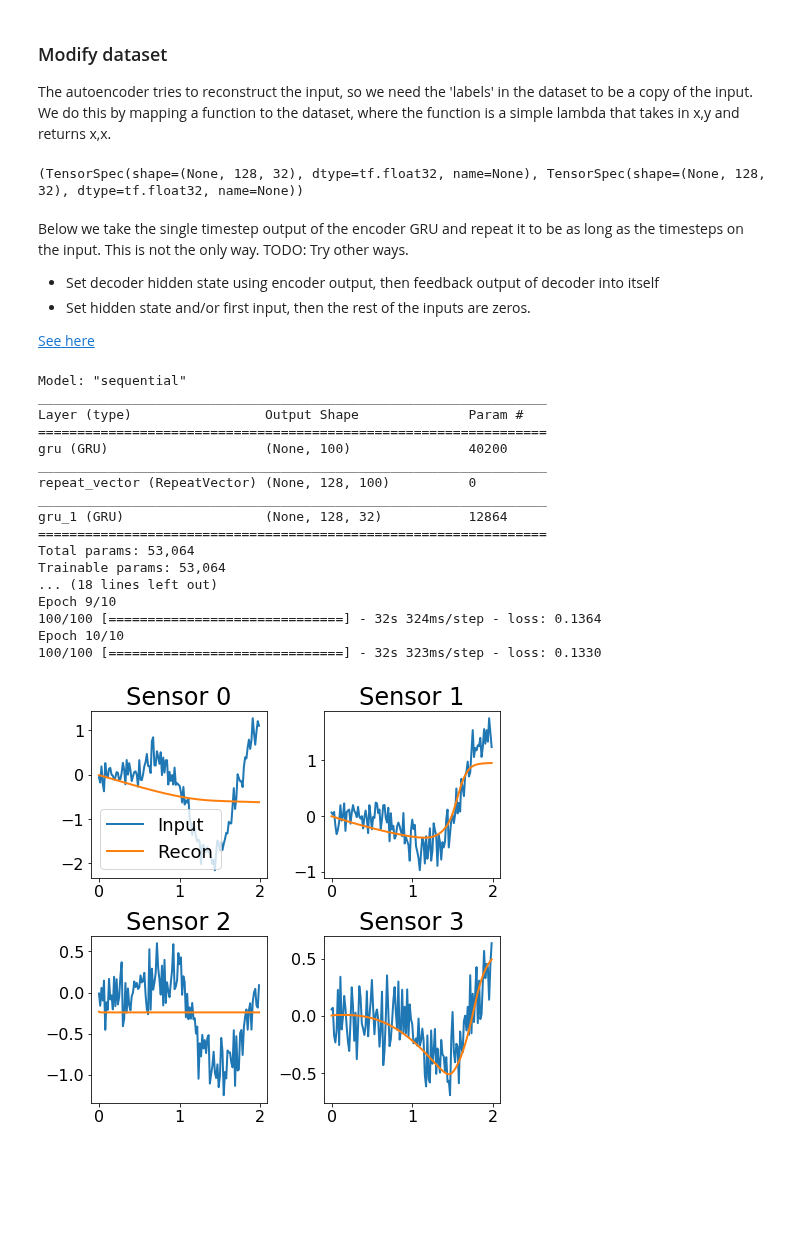
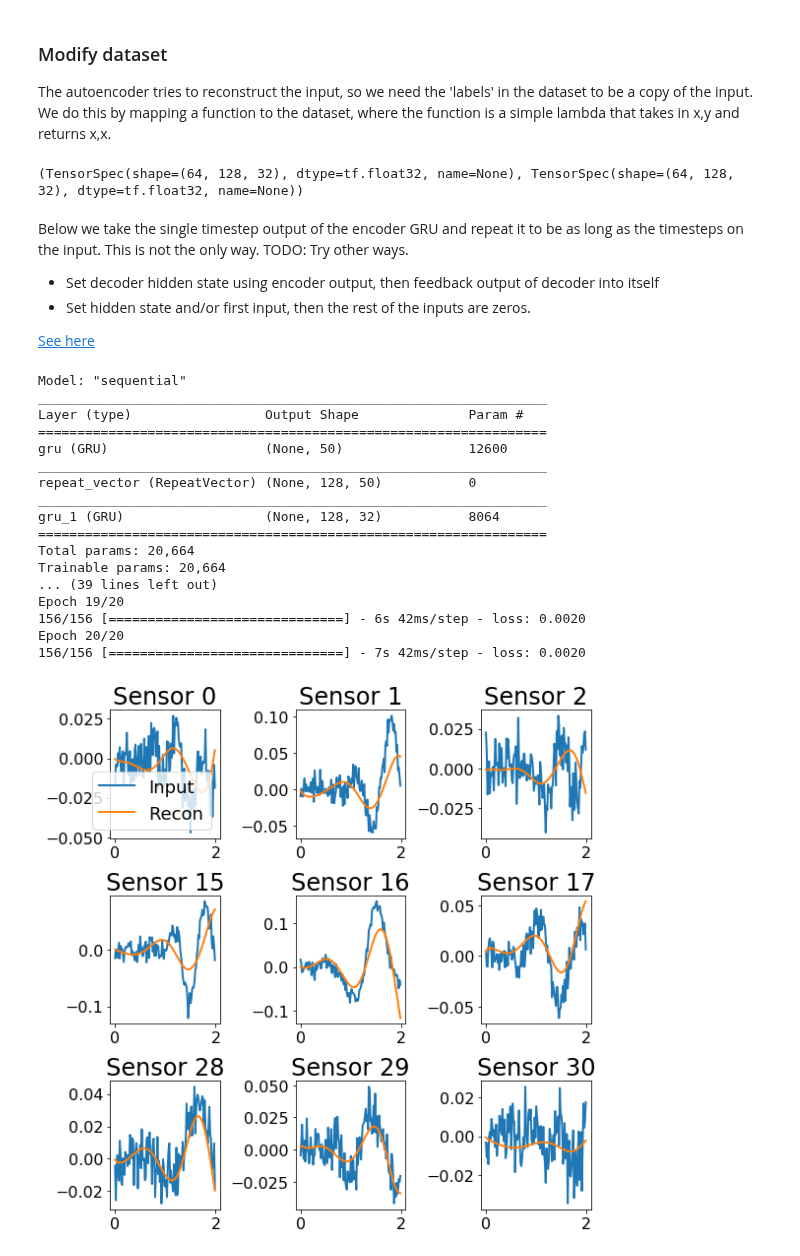
Before and after one commit to SachsLab/IntracranialNeurophysDL, a Jupyter notebook: notebooks/06_03_DisentangledSequentialAE_TFP.ipynb, the cells around one changed output. Drawn from its saved outputs; the diff is of its cells as text; code cells hidden in the pictures; blank space fills up the shorter version.

```diff
--- a/notebooks/06_03_DisentangledSequentialAE_TFP.ipynb
+++ b/notebooks/06_03_DisentangledSequentialAE_TFP.ipynb
@@ -163,11 +165,11 @@ plt.show()
 We will draw samples from `sensor_class_dat` with added noise.
 Compare the plotted example below to the plot from the lower-right pane above.
 # %%
-def draw_samples(class_idx, noise_std=0.2):
+def draw_samples(class_idx, noise_std=0.01):
     dat = np.copy(sensor_class_dat[class_idx]).astype(np.float32)
     dat += np.random.normal(loc=0, scale=noise_std, size=dat.shape)
     return dat
 
-plt.plot(x, draw_samples([plot_class_ix])[0].T)
+plt.plot(x, draw_samples([plot_class_ix])[0])
 plt.show()
 # %% [output]
@@ -190,7 +189,4 @@ class ContrivedDataset(tf.data.Dataset):
 ## Sanity Check - GRU Classifier
 
 We want to make sure that we can train a recurrent model to classify the data. As one of the main use-cases for us for an AE is for model pretraining and transfer to the classifier task, we would not usually *start* with classification. Here we are running a classifier first just to make sure our model isn't insane.
-# %%
-N_TRIALS = 10000
-dataset = ContrivedDataset(N_TRIALS).batch(100)
 # %%
@@ -256,11 +253,10 @@ Before we get into the fancy **disentangled & variational** autoencoder, let's s
 
 The autoencoder tries to reconstruct the input, so we need the 'labels' in the dataset to be a copy of the input. We do this by mapping a function to the dataset, where the function is a simple lambda that takes in x,y and returns x,x.
 # %%
-N_TRIALS = 10000
-dataset = ContrivedDataset(N_TRIALS).batch(100).map(lambda x, y: (x, x))
-print(dataset.element_spec)
+ae_dataset = dataset.map(lambda x, y: (x, x))
+print(ae_dataset.element_spec)
 # %% [output]
-(TensorSpec(shape=(None, 128, 32), dtype=tf.float32, name=None), TensorSpec(shape=(None, 128, 32), dtype=tf.float32, name=None))
+(TensorSpec(shape=(64, 128, 32), dtype=tf.float32, name=None), TensorSpec(shape=(64, 128, 32), dtype=tf.float32, name=None))
 # %% [markdown]
 Below we take the single timestep output of the encoder GRU and repeat it to be as long as the timesteps on the input. This is not the only way. TODO: Try other ways.
 
@@ -269,34 +265,36 @@ Below we take the single timestep output of the encoder GRU and repeat it to be
 
 [See here](https://stackoverflow.com/a/55000744/1256069)
 # %%
-N_EPOCHS = 6
-LATENT_DIM = 100
+N_EPOCHS = 20
+LATENT_DIM = 50
 
-tf.keras.backend.clear_session()
+
+K.clear_session()
 model = tf.keras.Sequential([
-    tfkl.GRU(LATENT_DIM, input_shape=dataset.element_spec[0].shape[1:], return_sequences=False),  # encoder
-    tfkl.RepeatVector(dataset.element_spec[0].shape[1]),
-    tfkl.GRU(dataset.element_spec[0].shape[2], return_sequences=True)  # decoder
+    tfkl.Input(shape=(n_timesteps, N_SENSORS)),
+    tfkl.GRU(LATENT_DIM, return_sequences=False),  # encoder: to latent
+    tfkl.RepeatVector(n_timesteps),                # decoder a: upsample latent
+    tfkl.GRU(N_SENSORS, return_sequences=True)     # decoder b: generate sequence
 ])
 model.summary()
 model.compile(loss='mse',
               optimizer='adam')
-history = model.fit(dataset, epochs=N_EPOCHS)
+history = model.fit(ae_dataset, epochs=N_EPOCHS)
 # %% [output]
 Model: "sequential"
 _________________________________________________________________
 Layer (type)                 Output Shape              Param #
 =================================================================
-gru (GRU)                    (None, 100)               40200
+gru (GRU)                    (None, 50)                12600
 _________________________________________________________________
-repeat_vector (RepeatVector) (None, 128, 100)          0
+repeat_vector (RepeatVector) (None, 128, 50)           0
 _________________________________________________________________
-gru_1 (GRU)                  (None, 128, 32)           12864
+gru_1 (GRU)                  (None, 128, 32)           8064
 =================================================================
-Total params: 53,064
-Trainable params: 53,064
-... (18 lines left out)
-Epoch 9/10
-100/100 [==============================] - 32s 324ms/step - loss: 0.1364
-Epoch 10/10
-100/100 [==============================] - 32s 323ms/step - loss: 0.1330
+Total params: 20,664
+Trainable params: 20,664
+... (39 lines left out)
+Epoch 19/20
+156/156 [==============================] - 6s 42ms/step - loss: 0.0020
+Epoch 20/20
+156/156 [==============================] - 7s 42ms/step - loss: 0.0020
@@ -307,17 +301,21 @@ for ix, batch in dataset.enumerate(1):
 # %%
-trial_ix = 15
-for chan_ix in range(4):
-    plt.subplot(2, 2, chan_ix + 1)
-    plt.plot(x, true_x[trial_ix, :, chan_ix], label="Input")
-    plt.plot(x, pred_x[trial_ix, :, chan_ix], label="Recon")
-    plt.title(f"Sensor {chan_ix}")
+plt.figure(figsize=(8, 8))
+
+trial_ix = 10
+test_X = X[trial_ix, :, :][None, ...]
+recon_X = model(test_X).numpy()
+for chan_ix, chan_idx in enumerate([0, 1, 2, 15, 16, 17, 28, 29, 30]):
+    plt.subplot(3, 3, chan_ix + 1)
+    plt.plot(x, test_X[0, :, chan_idx], label="Input")
+    plt.plot(x, recon_X[0, :, chan_idx], label="Recon")
+    plt.title(f"Sensor {chan_idx}")
     if chan_ix == 0:
         plt.legend()
 
 plt.tight_layout()
 plt.show()
 # %% [output]
-[figure, old version]
+[figure, new version]
 # %% [markdown]
 ## Variational Autoencoder with vanilla TF and Keras
 
```
Also changed, not shown: parts of 17 cells of this notebook.
